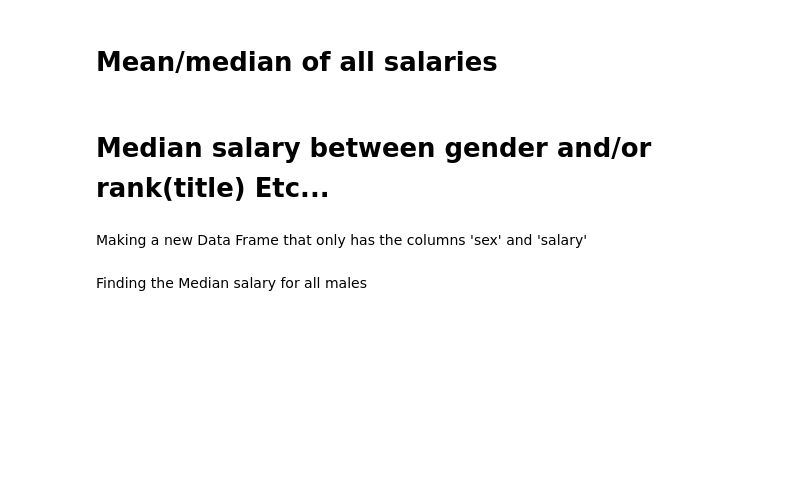
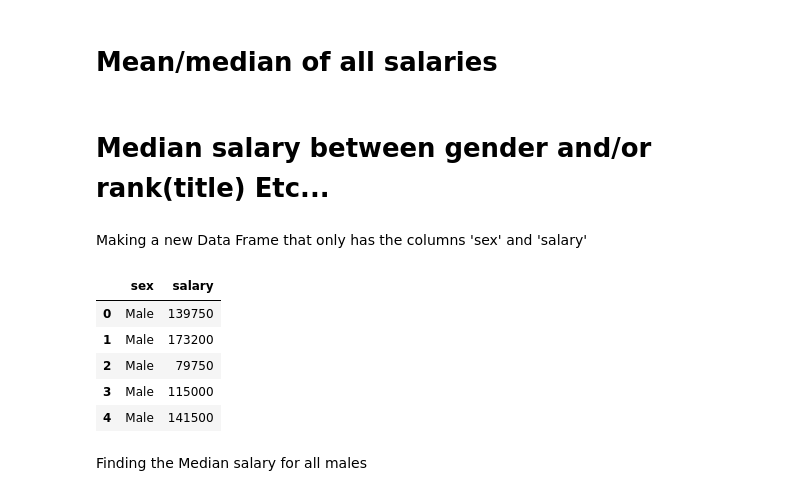
Before and after one commit to TVHM/Microcradentials_Business, a Jupyter notebook: Copy_of_Unit3_Python_Advanced_Pandas_DataWrangling_Assignment.ipynb, the cells around one changed output. Cells and saved outputs as stored; diff of their text form; code cells hidden in the pictures; blank space fills up the shorter version.

```diff
--- a/Copy_of_Unit3_Python_Advanced_Pandas_DataWrangling_Assignment.ipynb
+++ b/Copy_of_Unit3_Python_Advanced_Pandas_DataWrangling_Assignment.ipynb
@@ -62,6 +62,17 @@ df.describe()
 # Median salary between gender and/or rank(title) Etc...
 # %% [markdown]
 Making a new Data Frame that only has the columns 'sex' and 'salary'
+# %%
+new_df = df[['sex','salary']]
+
+new_df.head()
+# %% [output]
+|  | sex | salary |
+| 0 | Male | 139750 |
+| 1 | Male | 173200 |
+| 2 | Male | 79750 |
+| 3 | Male | 115000 |
+| 4 | Male | 141500 |
 # %% [markdown]
 Finding the Median salary for all males
 # %%
```
Also changed, not shown: parts of 2 cells of this notebook.
